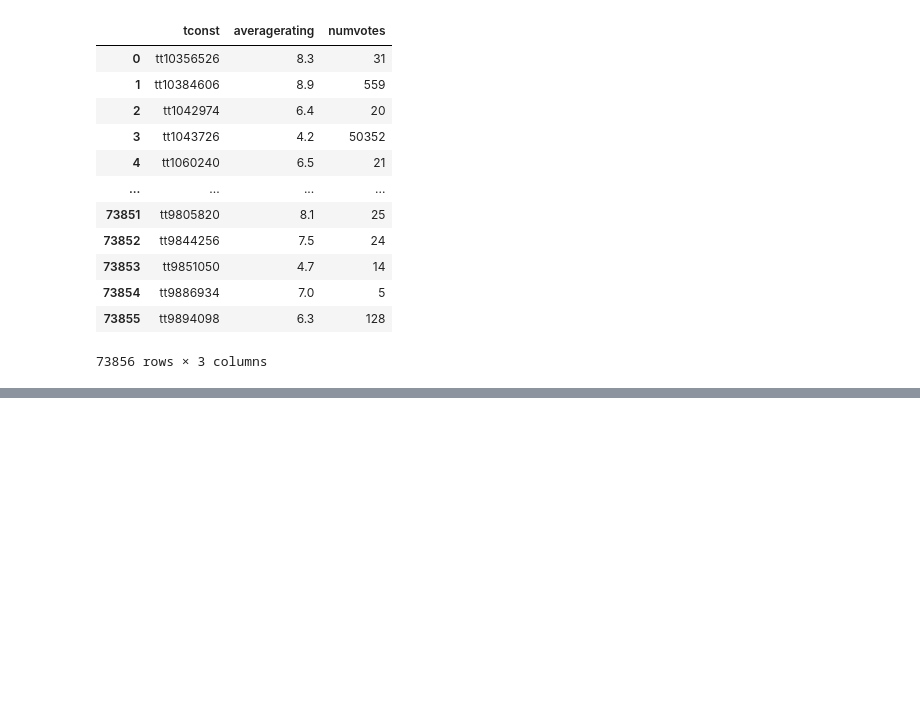
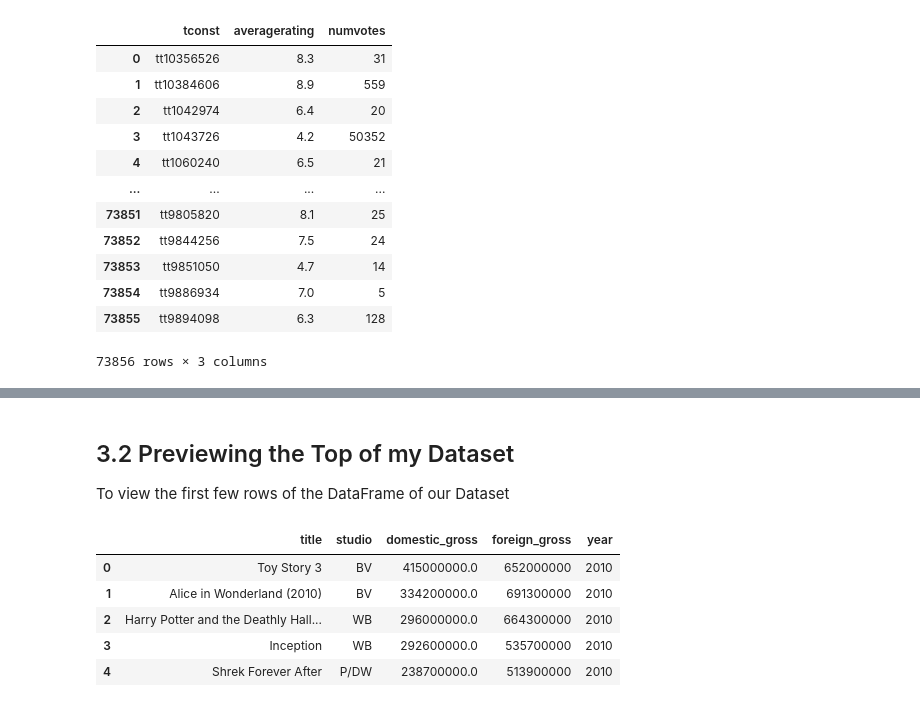
Before and after one commit to Oruko-pj/learn-co-curriculum-dsc-phase-1-project-master-zippedData, a Jupyter notebook: Microsoft new movie studio.ipynb, the cells around one changed output, grey strips where cells are left out. Saved outputs shown, nothing was run; the diff lists cells and outputs as text; code cells hidden in the pictures; blank space fills up the shorter version.

Commit message:
Checking the Data

```diff
--- a/Microsoft new movie studio.ipynb
+++ b/Microsoft new movie studio.ipynb
@@ -61,0 +154,13 @@ imdb_title_ratings_df
+# %% [markdown]
+## 3.2 Previewing the Top of my Dataset
+To view the first few rows of the DataFrame of our Dataset
+# %%
+# Preview the top of the dataset bom.movie_gross.csv.gz
+df_bom_movies.head()
+# %% [output]
+|  | title | studio | domestic_gross | foreign_gross | year |
+| 0 | Toy Story 3 | BV | 415000000.0 | 652000000 | 2010 |
+| 1 | Alice in Wonderland (2010) | BV | 334200000.0 | 691300000 | 2010 |
+| 2 | Harry Potter and the Deathly Hall... | WB | 296000000.0 | 664300000 | 2010 |
+| 3 | Inception | WB | 292600000.0 | 535700000 | 2010 |
+| 4 | Shrek Forever After | P/DW | 238700000.0 | 513900000 | 2010 |
```
Also changed, not shown: parts of 19 cells of this notebook.
